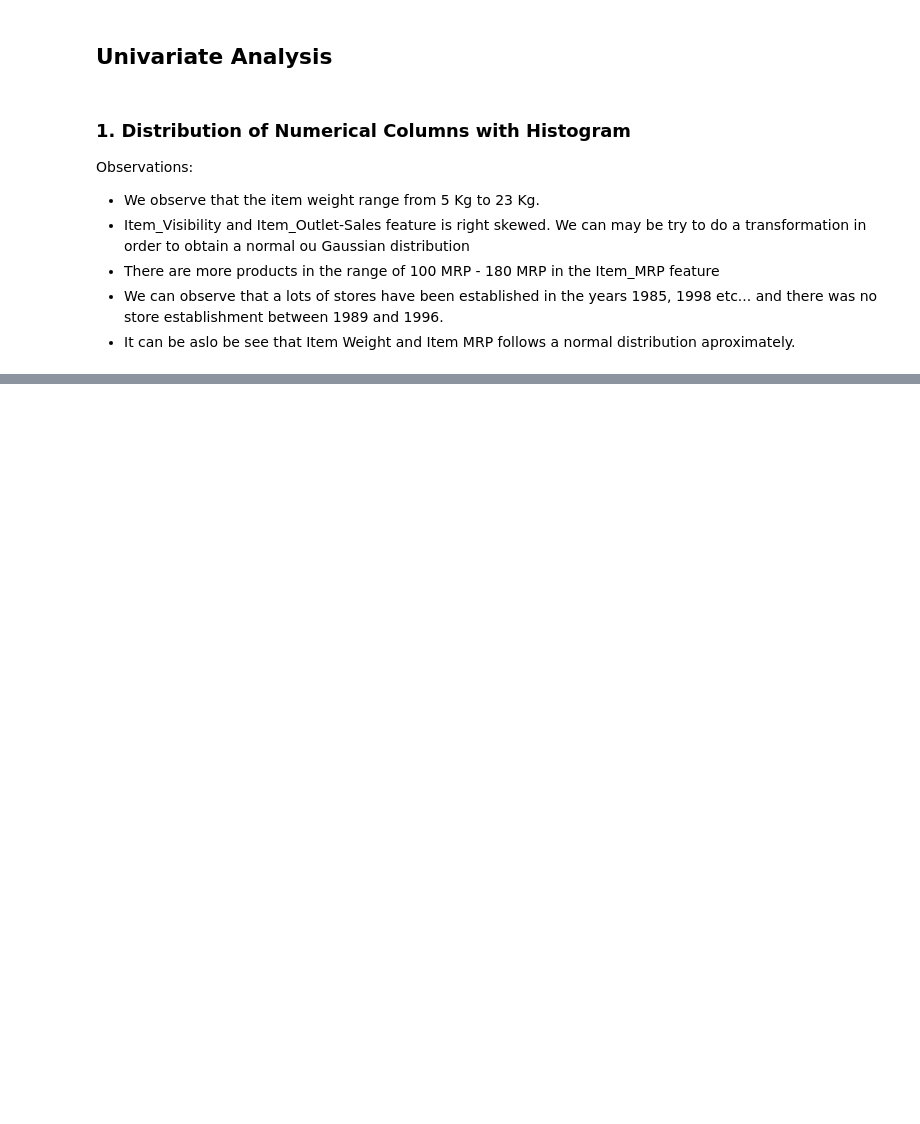
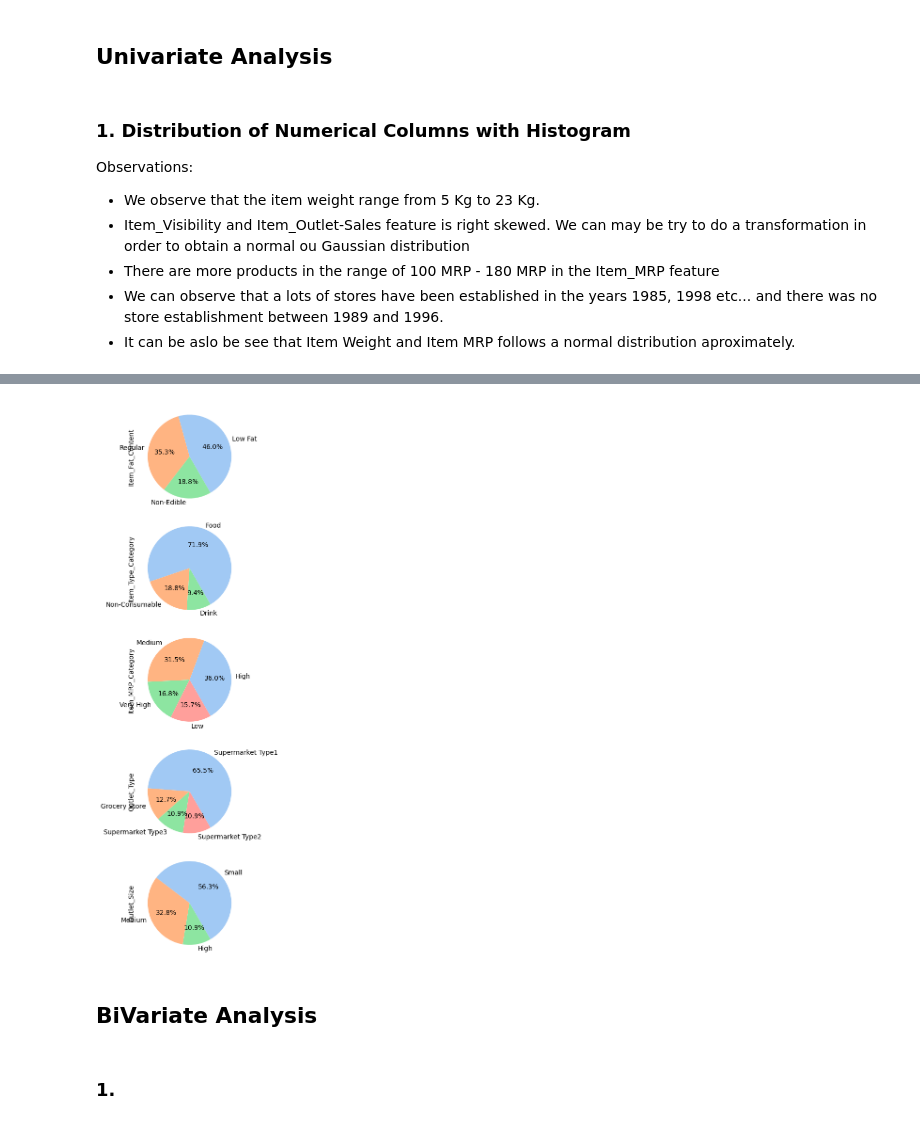
Before and after one commit to SirTee12/Big-Mart-Sales-Forecasting, a Jupyter notebook: Big-Mart-EDA.ipynb, the cells around one changed output, grey strips where cells are left out. Drawn from its saved outputs; the diff is of its cells as text; code cells hidden in the pictures; blank space fills up the shorter version.

```diff
--- a/Big-Mart-EDA.ipynb
+++ b/Big-Mart-EDA.ipynb
@@ -100,0 +112,15 @@ for index, col in enumerate(numeric_cols):
+# %%
+for i, var in enumerate(cat_columns):
+    plt.subplot(len(cat_columns), 1, i+1)
+    bigmart_copy[var].value_counts().plot.pie(fontsize=10, figsize=(20,12), autopct="%.1f%%",
+                                             colors = sns.color_palette('pastel'), startangle = -60)
+    plt.gca().set_aspect('equal')
+
+plt.tight_layout()
+plt.show()
+# %% [output]
+[figure, added]
+# %% [markdown]
+## BiVariate Analysis
+# %% [markdown]
+### 1.
```
Also changed, not shown: parts of 11 cells of this notebook.
